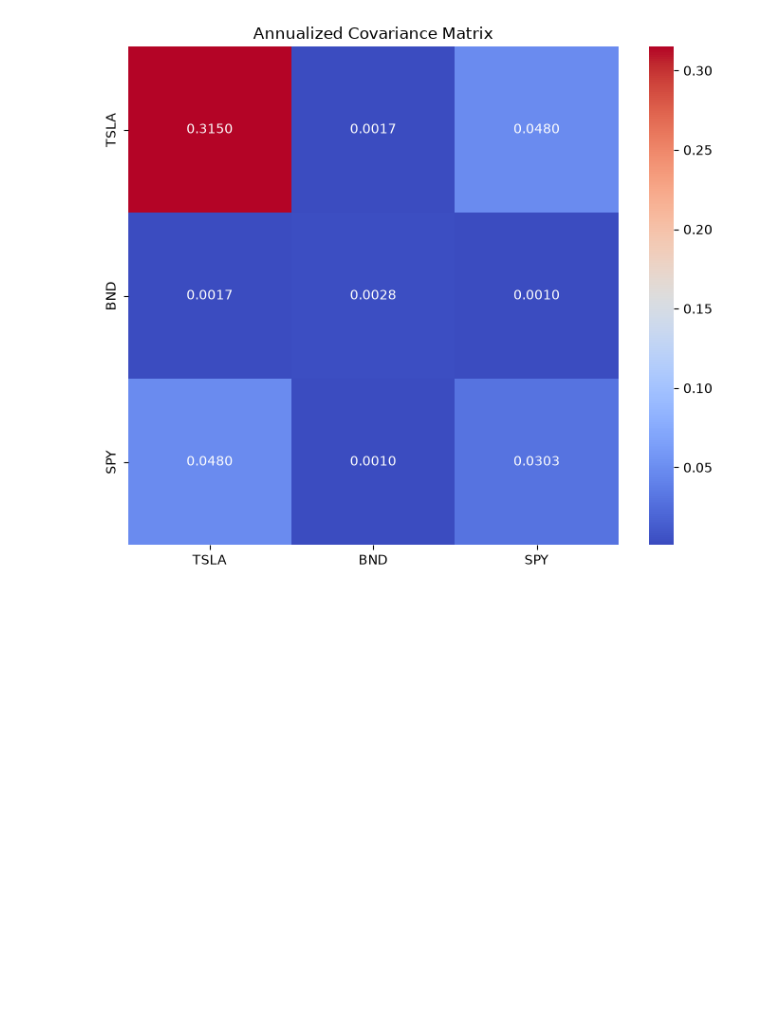
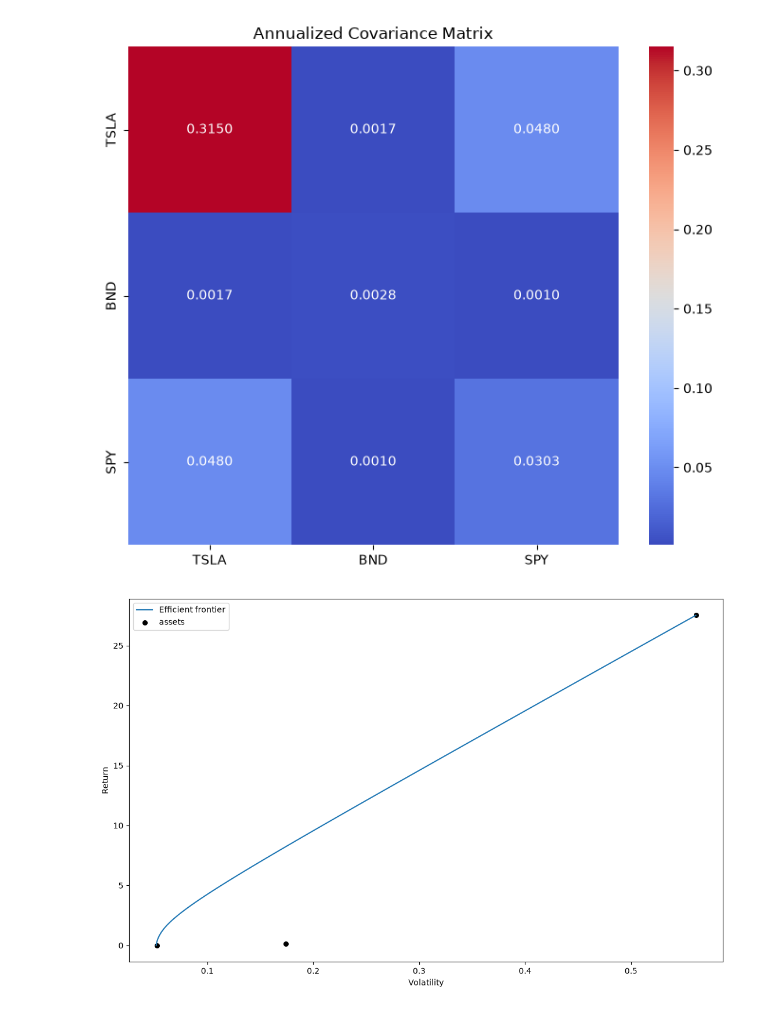
Before and after one commit to Sumeyahassen/portfolio-optimization, a Jupyter notebook: notebooks/task4_portfolio_optimization.ipynb, the cells around one changed output. Drawn from its saved outputs; the diff is of its cells as text; code cells hidden in the pictures; blank space fills up the shorter version.

```diff
--- a/notebooks/task4_portfolio_optimization.ipynb
+++ b/notebooks/task4_portfolio_optimization.ipynb
@@ -83,3 +83,12 @@ plt.savefig("../data/processed/fig_task4_covariance_heatmap.png", dpi=120)
 plt.show()
 # %% [output]
 [figure]
+# %%
+ef = EfficientFrontier(mu, cov_matrix)
+fig, ax = plt.subplots(figsize=(11, 7))
+plotting.plot_efficient_frontier(ef, ax=ax, show_assets=True)
+plt.tight_layout()
+plt.savefig("../data/processed/fig_task4_efficient_frontier.png", dpi=120)
+plt.show()
+# %% [output]
+[figure, added]
```
